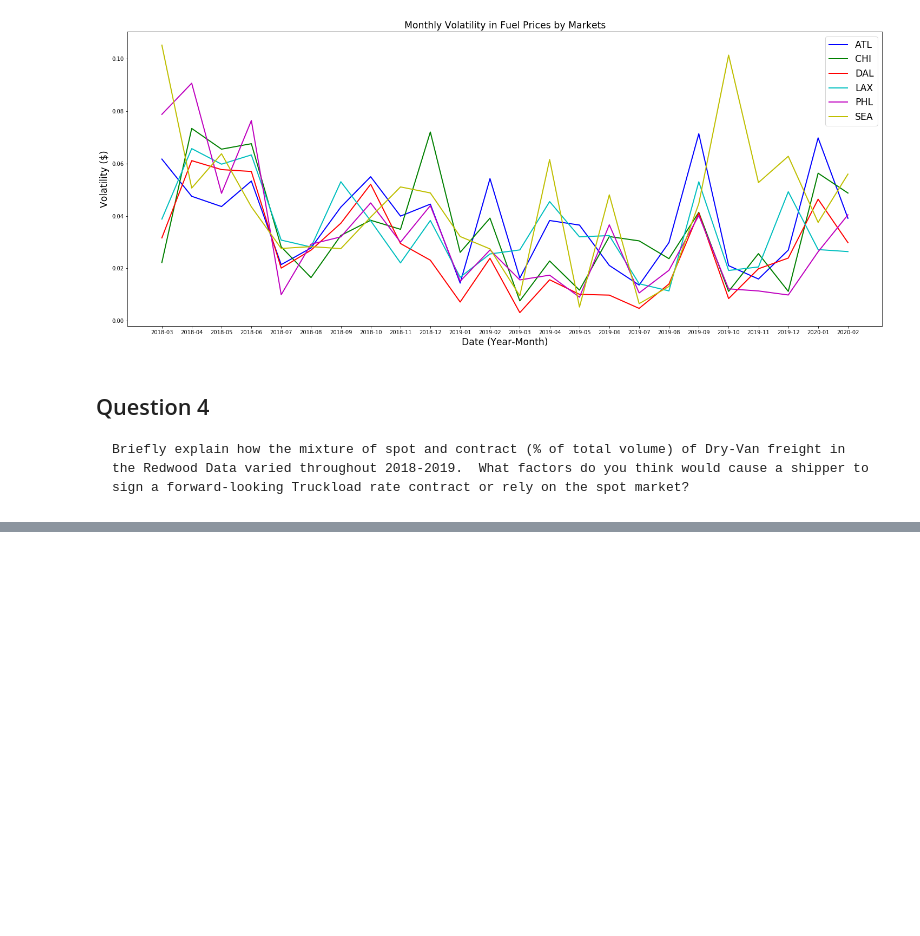
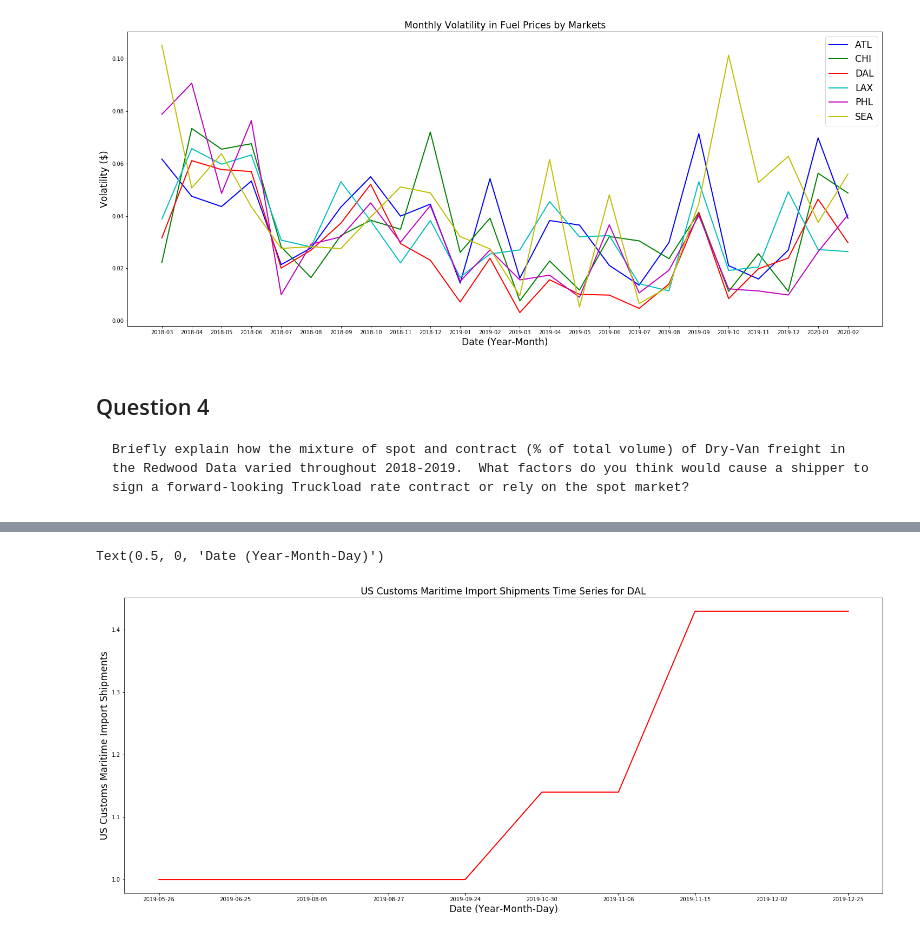
Before and after one commit to cmarshall1999/Loyola-Supply-Chain-Competition, a Jupyter notebook: Loyola-Supply-Chain-Analysis.ipynb, the cells around one changed output, grey strips where cells are left out. Cells and saved outputs as stored; diff of their text form; code cells hidden in the pictures; blank space fills up the shorter version.

```diff
--- a/Loyola-Supply-Chain-Analysis.ipynb
+++ b/Loyola-Supply-Chain-Analysis.ipynb
@@ -444,0 +588,9 @@ plt.legend(fontsize='xx-large')
+# %%
+fig4 = plt.figure(figsize=(25,10))
+plt.plot(x_dal, y_dal, marker='', color='r', linewidth=2,label="DAL")
+plt.title('US Customs Maritime Import Shipments Time Series for DAL',fontsize='xx-large')
+plt.ylabel('US Customs Maritime Import Shipments',fontsize='xx-large')
+plt.xlabel('Date (Year-Month-Day)',fontsize='xx-large')
+# %% [output]
+Text(0.5, 0, 'Date (Year-Month-Day)')
+[figure, added]
```
Also changed, not shown: parts of 79 cells of this notebook.
